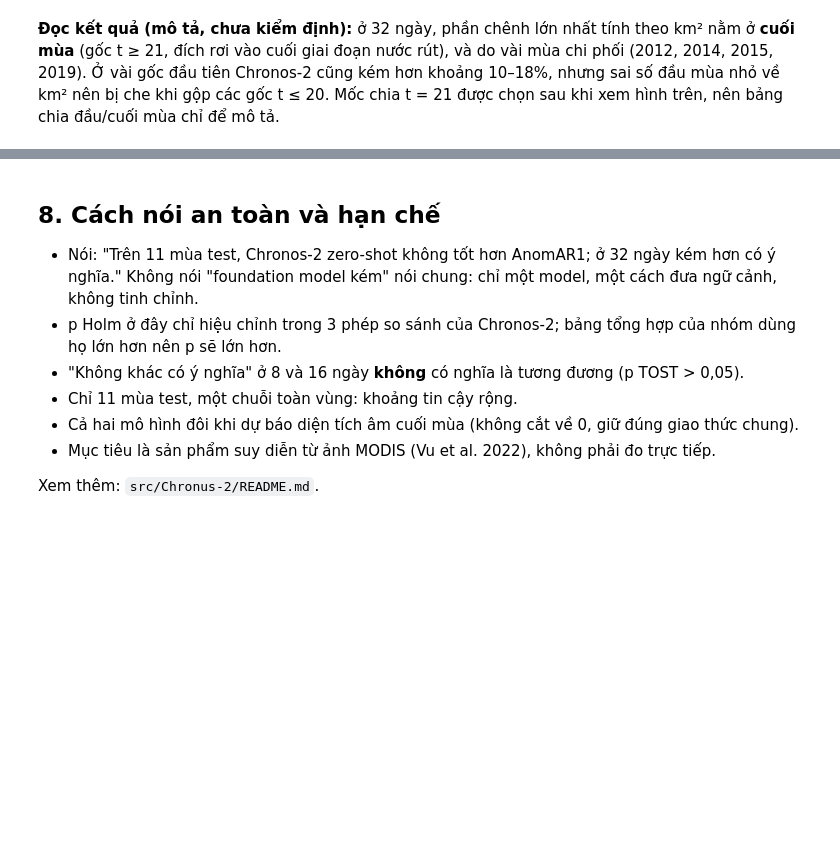
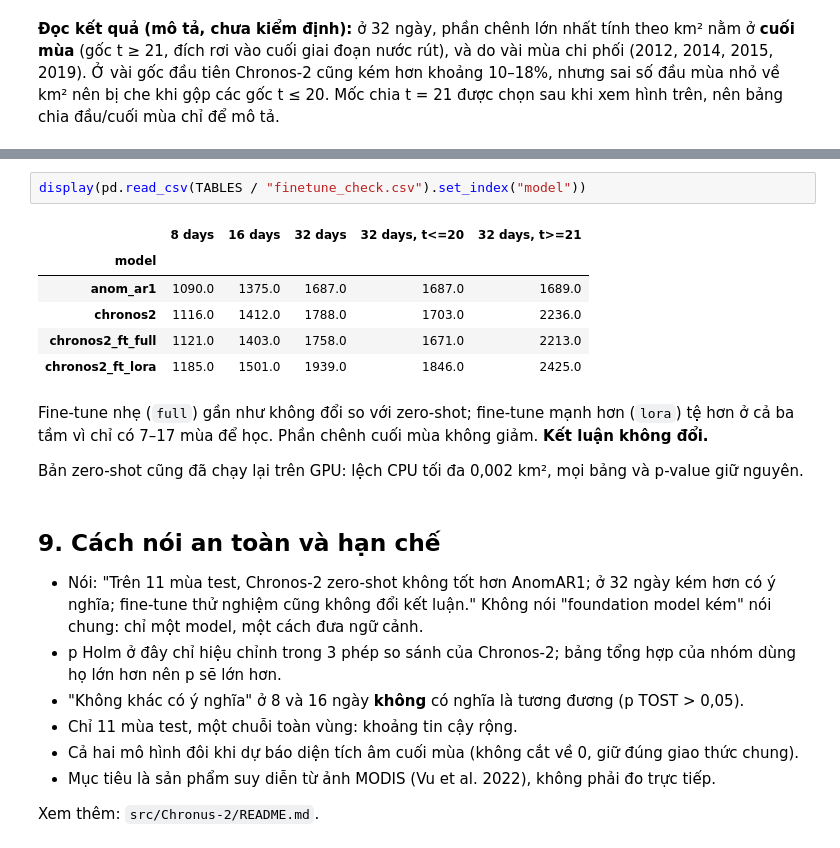
Before and after one commit to irvine-qn/Group03_STAT3013_R11, a Jupyter notebook: notebooks/Chronus-2/chronos2_overview.ipynb, the cells around one changed output, grey strips where cells are left out. Saved outputs shown, nothing was run; the diff lists cells and outputs as text; blank space fills up the shorter version.

Commit message:
docs(chronos2): report the exploratory fine-tune check and the GPU rerun

```diff
--- a/notebooks/Chronus-2/chronos2_overview.ipynb
+++ b/notebooks/Chronus-2/chronos2_overview.ipynb
@@ -212,8 +223,23 @@ trên, nên bảng chia đầu/cuối mùa chỉ để mô tả.
+# %%
+display(pd.read_csv(TABLES / "finetune_check.csv").set_index("model"))
+# %% [output]
+|  | 8 days | 16 days | 32 days | 32 days, t<=20 | 32 days, t>=21 |
+| model |  |  |  |  |  |
+| anom_ar1 | 1090.0 | 1375.0 | 1687.0 | 1687.0 | 1689.0 |
+| chronos2 | 1116.0 | 1412.0 | 1788.0 | 1703.0 | 2236.0 |
+| chronos2_ft_full | 1121.0 | 1403.0 | 1758.0 | 1671.0 | 2213.0 |
+| chronos2_ft_lora | 1185.0 | 1501.0 | 1939.0 | 1846.0 | 2425.0 |
+# %% [markdown]
+Fine-tune nhẹ (`full`) gần như không đổi so với zero-shot; fine-tune mạnh hơn (`lora`) tệ hơn ở cả ba tầm
+vì chỉ có 7–17 mùa để học. Phần chênh cuối mùa không giảm. **Kết luận không đổi.**
+
+Bản zero-shot cũng đã chạy lại trên GPU: lệch CPU tối đa 0,002 km², mọi bảng và p-value giữ nguyên.
 # %% [markdown]
-## 8. Cách nói an toàn và hạn chế
+## 9. Cách nói an toàn và hạn chế
 
-- Nói: "Trên 11 mùa test, Chronos-2 zero-shot không tốt hơn AnomAR1; ở 32 ngày kém hơn có ý nghĩa."
-  Không nói "foundation model kém" nói chung: chỉ một model, một cách đưa ngữ cảnh, không tinh chỉnh.
+- Nói: "Trên 11 mùa test, Chronos-2 zero-shot không tốt hơn AnomAR1; ở 32 ngày kém hơn có ý nghĩa;
+  fine-tune thử nghiệm cũng không đổi kết luận."
+  Không nói "foundation model kém" nói chung: chỉ một model, một cách đưa ngữ cảnh.
 - p Holm ở đây chỉ hiệu chỉnh trong 3 phép so sánh của Chronos-2; bảng tổng hợp của nhóm dùng họ lớn hơn nên p sẽ lớn hơn.
 - "Không khác có ý nghĩa" ở 8 và 16 ngày **không** có nghĩa là tương đương (p TOST > 0,05).
 - Chỉ 11 mùa test, một chuỗi toàn vùng: khoảng tin cậy rộng.
```
Also changed, not shown: parts of 3 cells of this notebook, 1 other file.
